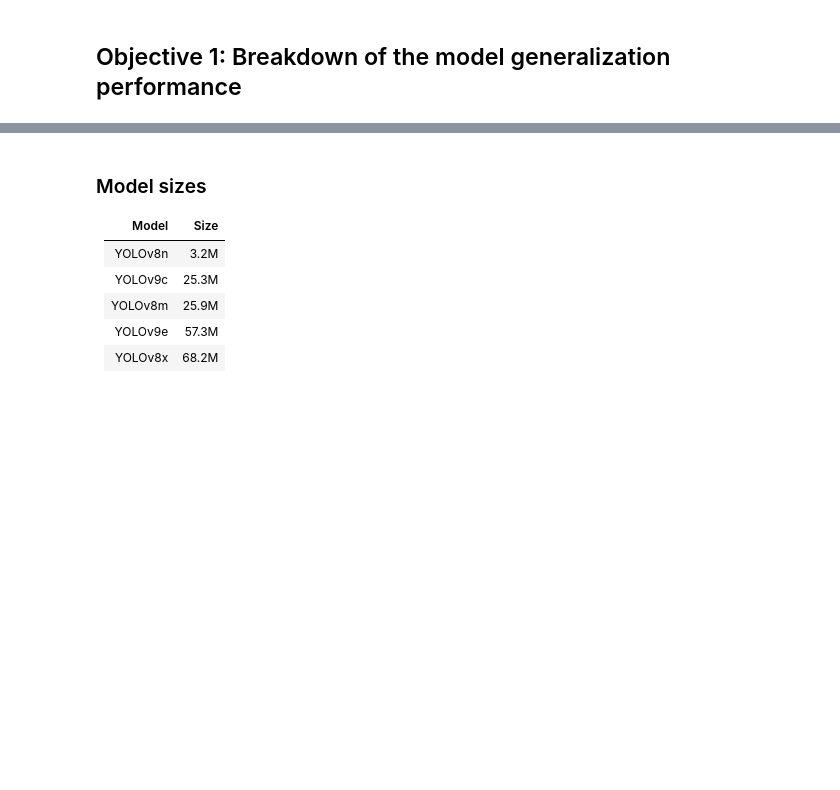
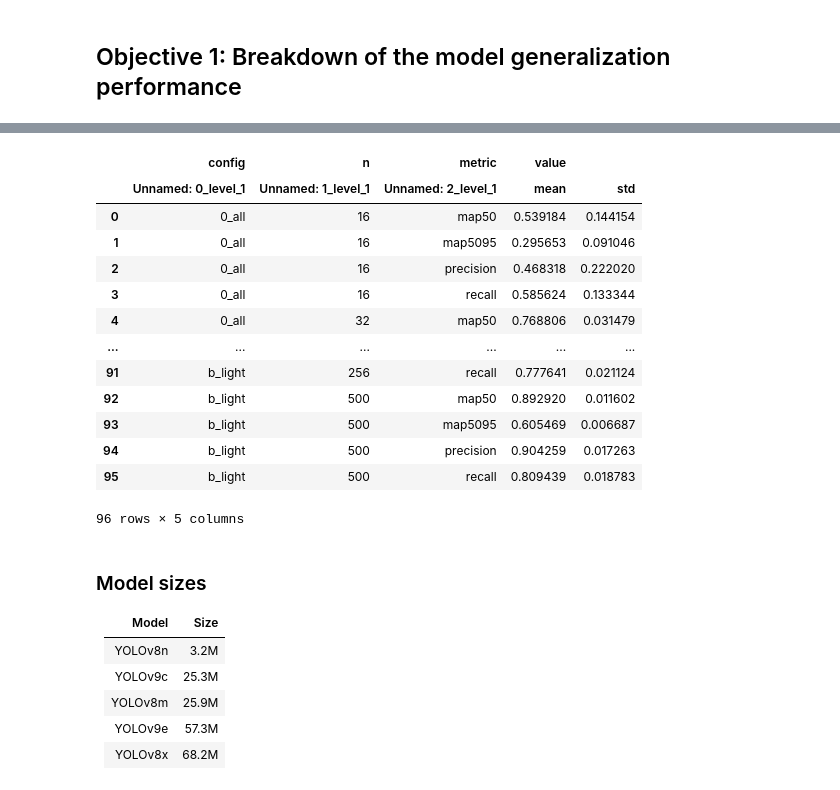
Before and after one commit to Niche-Squad/COLO, a Jupyter notebook: _3_evaluate.ipynb, the cells around one changed output, grey strips where cells are left out. Saved outputs shown, nothing was run; the diff lists cells and outputs as text; code cells hidden in the pictures; blank space fills up the shorter version.

```diff
--- a/_3_evaluate.ipynb
+++ b/_3_evaluate.ipynb
@@ -183,9 +190,27 @@ g.figure.savefig(os.path.join(file_out, "fig1_config.png"), dpi=300)
 # %%
-data_fig.groupby(["config", "n", "metric"]).\
+data_fig.loc[:, ["config", "n", "metric", "value"]].\
+    groupby(["config", "n", "metric"]).\
     aggregate(["mean", "std"]).\
         reset_index().\
             to_csv(os.path.join(file_out, "fig1_config.csv"),
                    index=False)
+fig1_config = pd.read_csv(os.path.join(file_out, "fig1_config.csv"), header=[0, 1])
+fig1_config
+# %% [output]
+|  | config | n | metric | value |  |
+|  | Unnamed: 0_level_1 | Unnamed: 1_level_1 | Unnamed: 2_level_1 | mean | std |
+| 0 | 0_all | 16 | map50 | 0.539184 | 0.144154 |
+| 1 | 0_all | 16 | map5095 | 0.295653 | 0.091046 |
+| 2 | 0_all | 16 | precision | 0.468318 | 0.222020 |
+| 3 | 0_all | 16 | recall | 0.585624 | 0.133344 |
+| 4 | 0_all | 32 | map50 | 0.768806 | 0.031479 |
+| ... | ... | ... | ... | ... | ... |
+| 91 | b_light | 256 | recall | 0.777641 | 0.021124 |
+| 92 | b_light | 500 | map50 | 0.892920 | 0.011602 |
+| 93 | b_light | 500 | map5095 | 0.605469 | 0.006687 |
+| 94 | b_light | 500 | precision | 0.904259 | 0.017263 |
+| 95 | b_light | 500 | recall | 0.809439 | 0.018783 |
+96 rows × 5 columns
 # %% [markdown]
 ### Model sizes
 | Model | Size |
```
Also changed, not shown: parts of 8 cells of this notebook, 11 other files.
